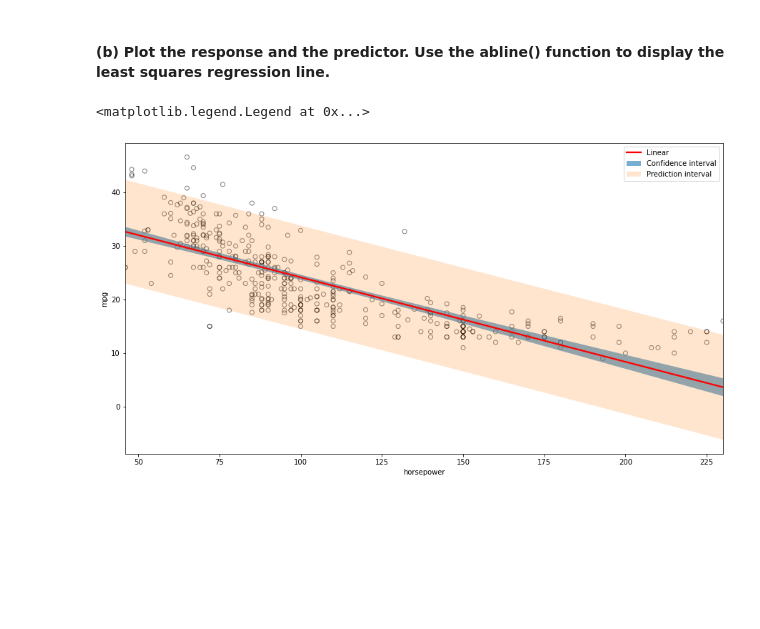
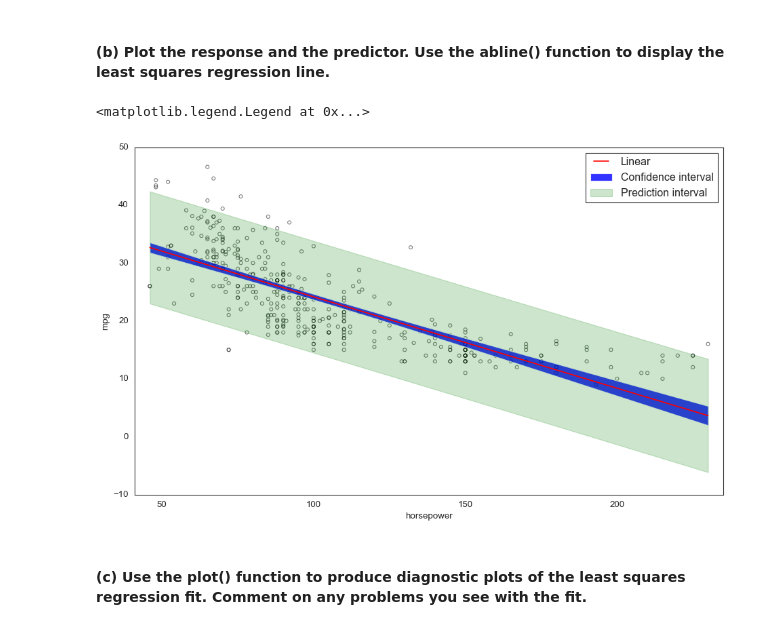
Before and after one commit to balintalfoldy/ISLR_python_AB, a Jupyter notebook: Notebooks/ch3_linear_regression_applied.ipynb, the cells around one changed output. Saved outputs shown, nothing was run; the diff lists cells and outputs as text; code cells hidden in the pictures; blank space fills up the shorter version.

```diff
--- a/Notebooks/ch3_linear_regression_applied.ipynb
+++ b/Notebooks/ch3_linear_regression_applied.ipynb
@@ -4,10 +4,14 @@
 from pathlib import Path
 import pandas as pd
 import statsmodels.api  as sm
+from statsmodels.graphics.gofplots import ProbPlot
 import matplotlib.pyplot as plt
 import seaborn as sns
 import numpy as np
 import warnings
+from scipy import stats
+plt.style.use('classic') # pretty matplotlib plots
+sns.set_style(style='white')
 
 warnings.filterwarnings('ignore')
 # %% [markdown]
@@ -122,14 +126,19 @@ The associated confidence and prediction intervals are: [23.97, 24.96] and [14.8
 # %%
 # Plotting the the linear regression with confidence and prediction intervals
 pred2 = results.get_prediction(X).summary_frame(alpha=0.05)
 
-plt.figure(figsize = (15, 8))
-plt.scatter(X1, Y, facecolors='None', edgecolors='k', alpha=.5)
-sns.regplot(X1, Y, ci=None, label='Linear', scatter=False, color='red')
-plt.fill_between(X1, pred2['mean_ci_lower'], pred2['mean_ci_upper'], alpha=.6, label='Confidence interval')
-plt.fill_between(X1, pred2['obs_ci_lower'], pred2['obs_ci_upper'], alpha=.2, label='Prediction interval')
+fig = plt.figure(figsize=(14,8))
+axes = sns.regplot(X1, Y, ci=None, label='Linear', scatter=False, color='red')
 
-plt.legend()
+axes.scatter(X1, Y, facecolors='None', edgecolors='k', alpha=.5)
+axes.fill_between(X1, pred2['mean_ci_lower'], pred2['mean_ci_upper'], alpha=.8, label='Confidence interval')
+axes.fill_between(X1, pred2['obs_ci_lower'], pred2['obs_ci_upper'], alpha=.2, label='Prediction interval', color='green')
+
+
+axes.set_xlim([X1.min()-5, X1.max()+5])
+axes.legend()
 # %% [output]
 <matplotlib.legend.Legend at 0x...>
-[figure, old version]
+[figure, new version]
+# %% [markdown]
+#### **(c)** Use the plot() function to produce diagnostic plots of the least squares regression fit. Comment on any problems you see with the fit.
```
Also changed, not shown: parts of 11 cells of this notebook.
